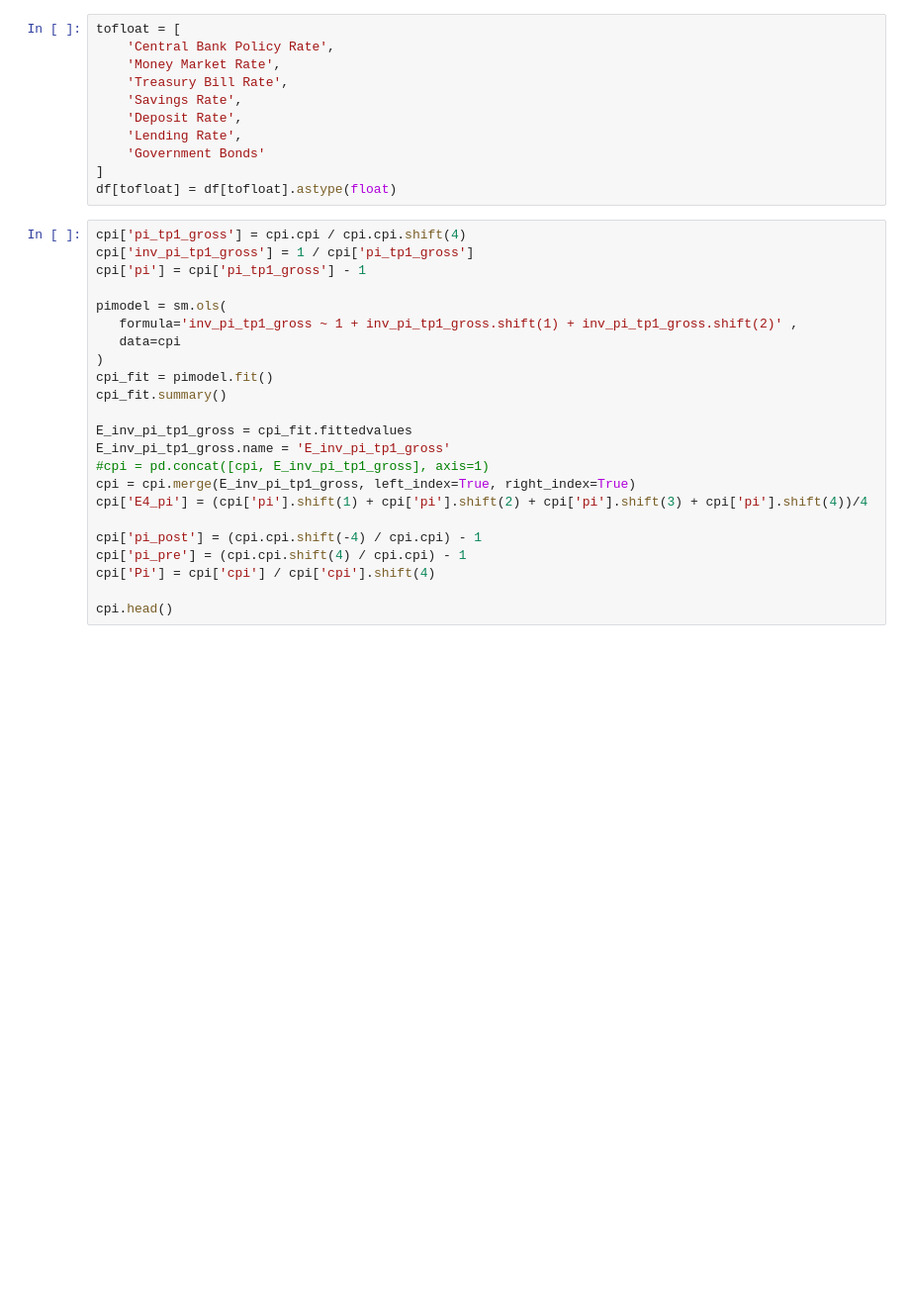
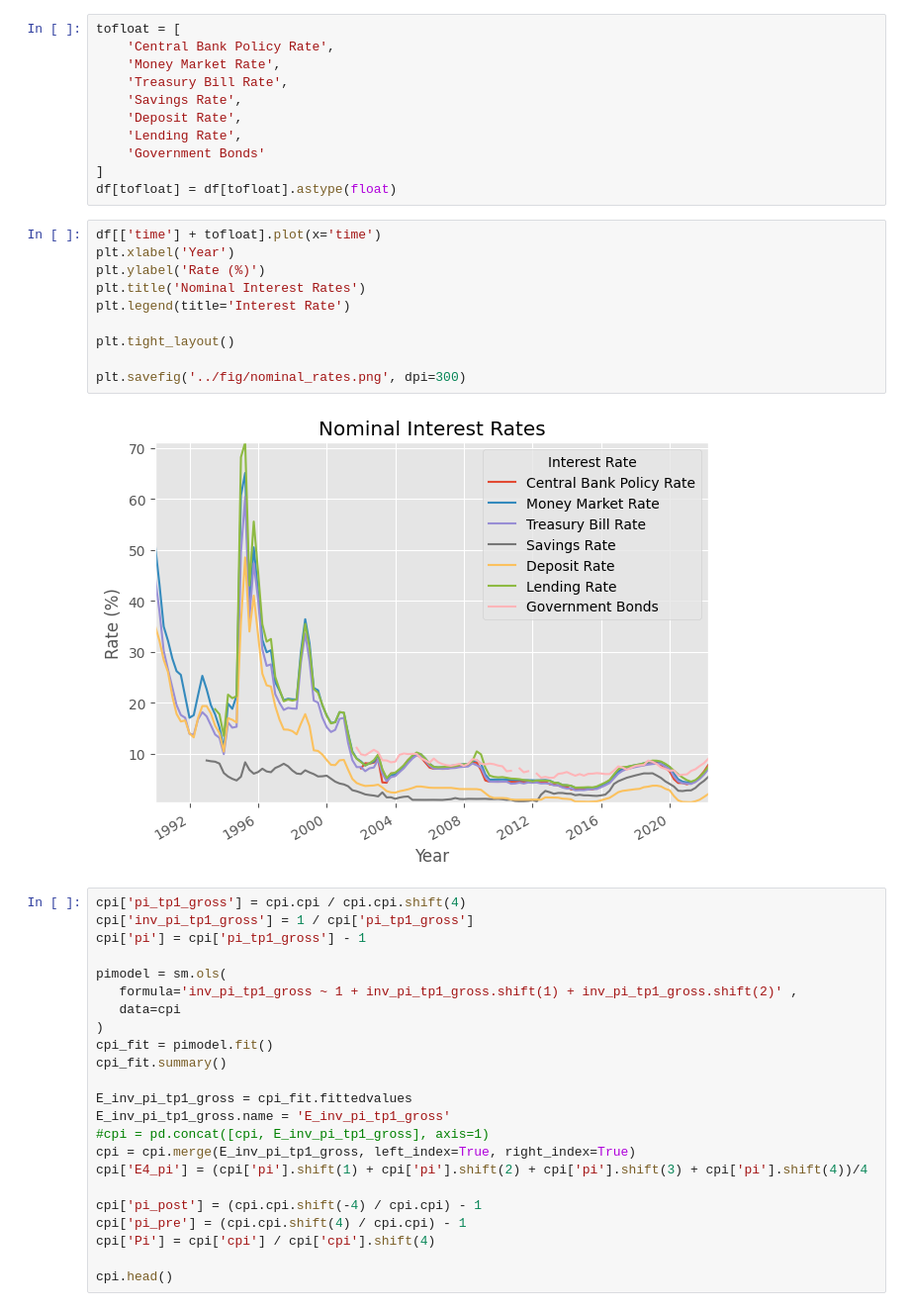
Before and after one commit to mjv2146/forecasting-mexico-national-accounts, a Jupyter notebook: notebooks/01_interest_rates.ipynb, the cells around one changed output. Shown: that part at 99% size. Saved outputs shown, nothing was run; the diff lists cells and outputs as text; blank space fills up the shorter version.

```diff
--- a/notebooks/01_interest_rates.ipynb
+++ b/notebooks/01_interest_rates.ipynb
@@ -100,6 +106,18 @@ tofloat = [
     'Government Bonds'
 ]
 df[tofloat] = df[tofloat].astype(float)
+# %%
+df[['time'] + tofloat].plot(x='time')
+plt.xlabel('Year')
+plt.ylabel('Rate (%)')
+plt.title('Nominal Interest Rates')
+plt.legend(title='Interest Rate')
+
+plt.tight_layout()
+
+plt.savefig('../fig/nominal_rates.png', dpi=300)
+# %% [output]
+[figure, added]
 # %%
 cpi['pi_tp1_gross'] = cpi.cpi / cpi.cpi.shift(4)
 cpi['inv_pi_tp1_gross'] = 1 / cpi['pi_tp1_gross']
```
Also changed, not shown: parts of 7 cells of this notebook, 6 other files.
